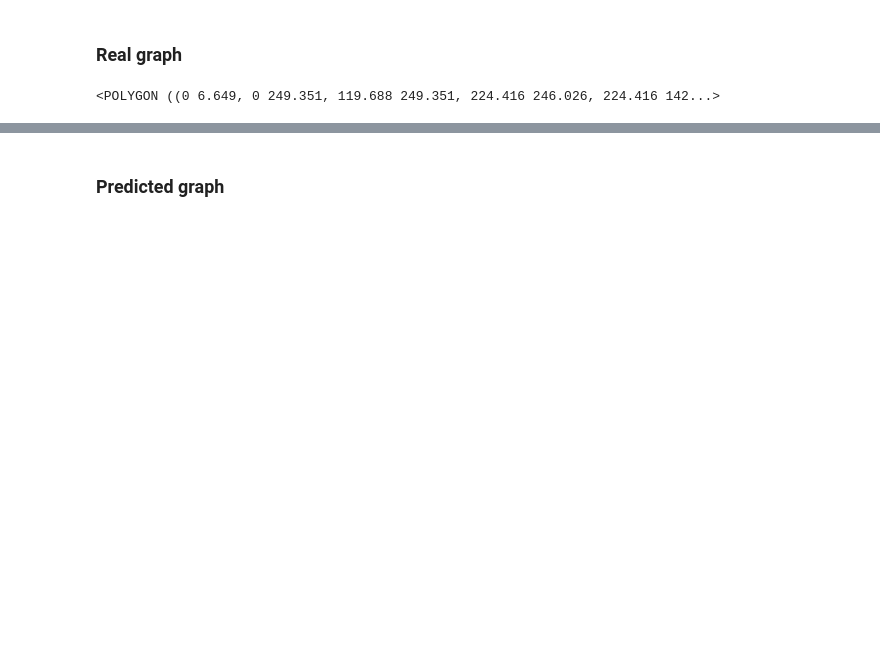
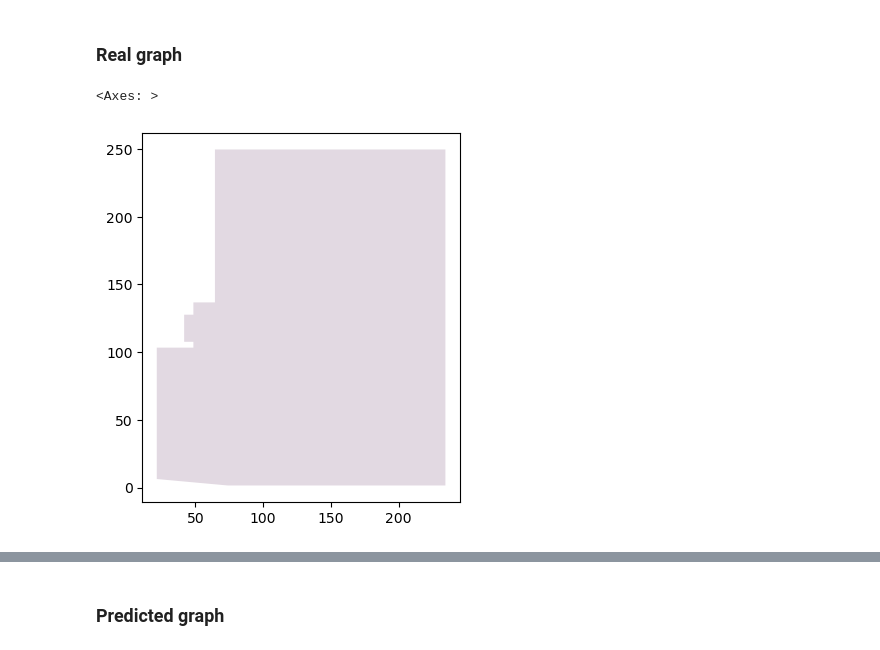
Before and after one commit to mo7amed7assan1911/Floor_Plan_Generation_using_GNNs, a Jupyter notebook: Regressions/squares_w_h/Testing_our_model.ipynb, the cells around one changed output, grey strips where cells are left out. Drawn from its saved outputs; the diff is of its cells as text; code cells hidden in the pictures; blank space fills up the shorter version.

```diff
--- a/Regressions/squares_w_h/Testing_our_model.ipynb
+++ b/Regressions/squares_w_h/Testing_our_model.ipynb
@@ -966,12 +959,15 @@ the_door.buffer(3)
 # %%
 Bou_x = B.x[:-1, :]
 # Bou_x = B.x
 boundary_centroids = [(Bou_x[n-1, -2:][0].item(), Bou_x[n-1, -2:][1].item()) for n in range(len(Bou_x))]
 boundary_polygon = Polygon(boundary_centroids)
 
-boundary_polygon
+
+hi = unary_union([boundary_polygon, the_door.buffer(10, cap_style=3, join_style=2)])
+gpd.GeoSeries(hi).plot(cmap='twilight');
 # %% [output]
-<POLYGON ((0 6.649, 0 249.351, 119.688 249.351, 224.416 246.026, 224.416 142...>
+<Axes: >
+[figure, added]
 # %%
 inputs = G.x.detach().cpu().numpy()
 polys = defaultdict(list)
```
Also changed, not shown: parts of 9 cells of this notebook, 10 other files.
